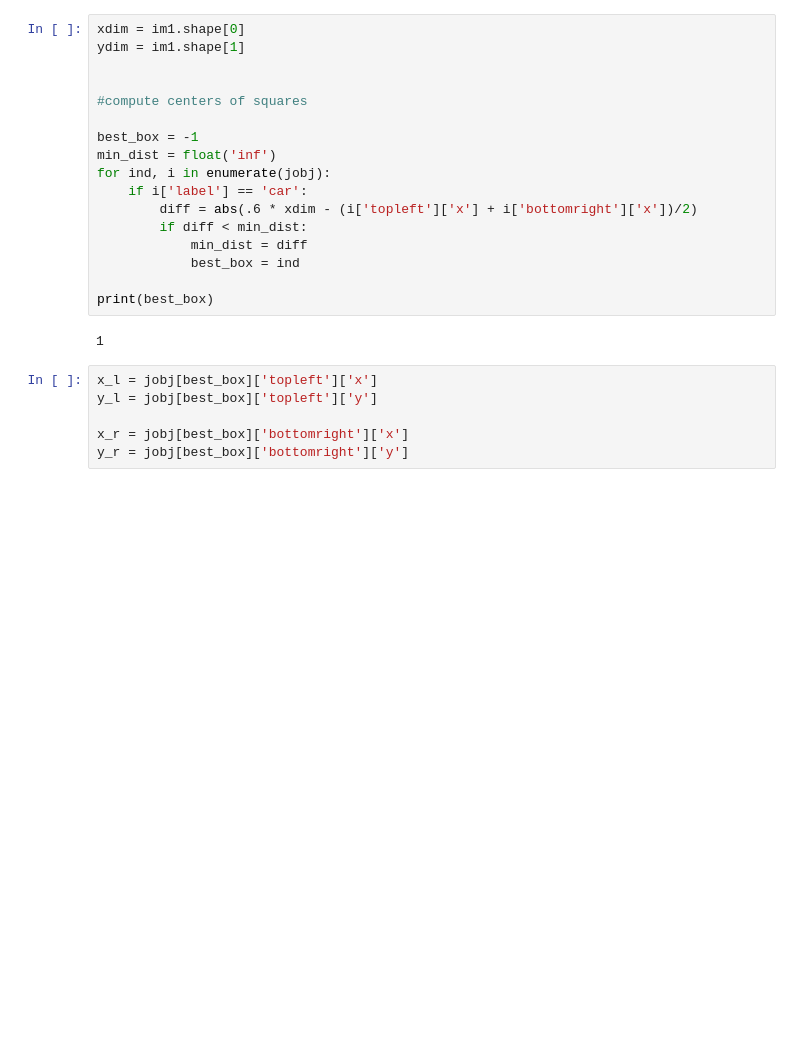
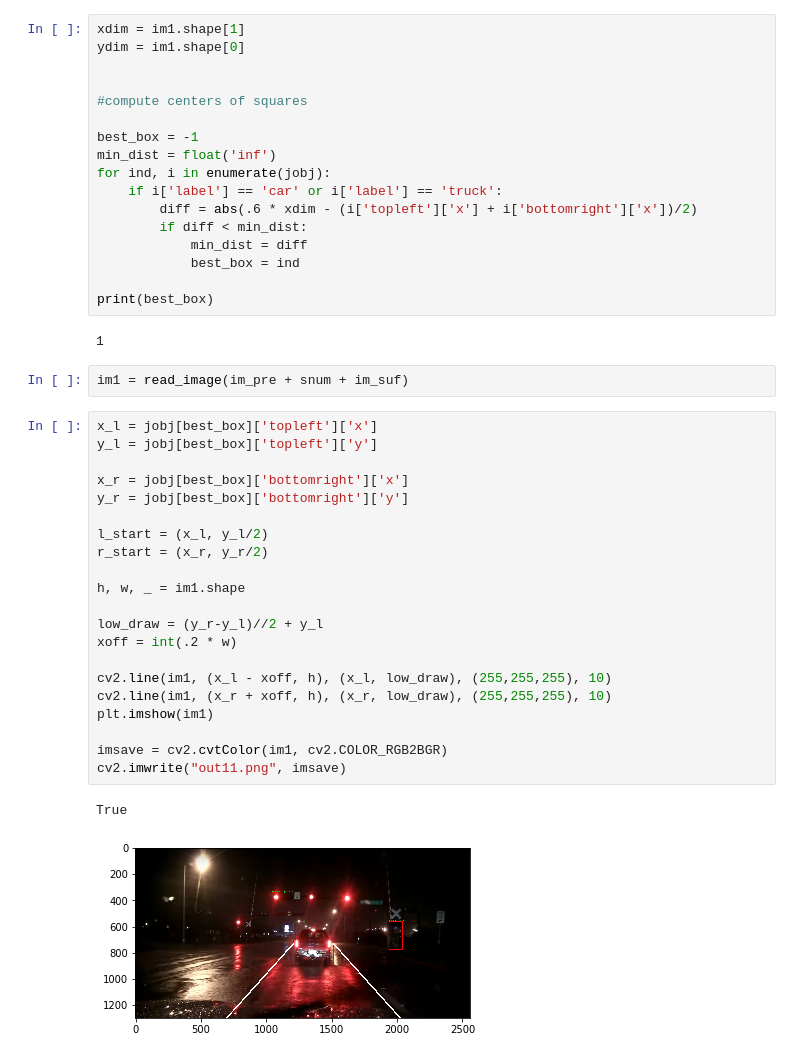
Before and after one commit to NAN1248/Rainy_Lane_Detection, a Jupyter notebook: Draw_Path.ipynb, the cells around one changed output. Drawn from its saved outputs; the diff is of its cells as text; blank space fills up the shorter version.

```diff
--- a/Draw_Path.ipynb
+++ b/Draw_Path.ipynb
@@ -57,8 +62,8 @@ for i in jobj:
 {'label': 'car', 'topleft': {'x': 1212, 'y': 572}, 'bottomright': {'x': 1515, 'y': 885}, 'confidence': 0.45268717}
 {'label': 'traffic light', 'topleft': {'x': 1046, 'y': 341}, 'bottomright': {'x': 1092, 'y': 397}, 'confidence': 0.30060524}
 # %%
-xdim = im1.shape[0]
-ydim = im1.shape[1]
+xdim = im1.shape[1]
+ydim = im1.shape[0]
 
 
 #compute centers of squares
@@ -66,7 +71,7 @@ ydim = im1.shape[1]
 best_box = -1
 min_dist = float('inf')
 for ind, i in enumerate(jobj):
-    if i['label'] == 'car':
+    if i['label'] == 'car' or i['label'] == 'truck':
         diff = abs(.6 * xdim - (i['topleft']['x'] + i['bottomright']['x'])/2)
         if diff < min_dist:
             min_dist = diff
@@ -75,9 +80,29 @@ for ind, i in enumerate(jobj):
 print(best_box)
 # %% [output]
 1
-# %%
-x_l = jobj[best_box]['topleft']['x']
-y_l = jobj[best_box]['topleft']['y']
-
-x_r = jobj[best_box]['bottomright']['x']
-y_r = jobj[best_box]['bottomright']['y']
+# %%
+im1 = read_image(im_pre + snum + im_suf)
+# %%
+x_l = jobj[best_box]['topleft']['x']
+y_l = jobj[best_box]['topleft']['y']
+
+x_r = jobj[best_box]['bottomright']['x']
+y_r = jobj[best_box]['bottomright']['y']
+
+l_start = (x_l, y_l/2)
+r_start = (x_r, y_r/2)
+
+h, w, _ = im1.shape
+
+low_draw = (y_r-y_l)//2 + y_l
+xoff = int(.2 * w)
+
+cv2.line(im1, (x_l - xoff, h), (x_l, low_draw), (255,255,255), 10)
+cv2.line(im1, (x_r + xoff, h), (x_r, low_draw), (255,255,255), 10)
+plt.imshow(im1)
+
+imsave = cv2.cvtColor(im1, cv2.COLOR_RGB2BGR)
+cv2.imwrite("out11.png", imsave)
+# %% [output]
+True
+[figure, added]
```
Also changed, not shown: parts of 1 cell of this notebook.
